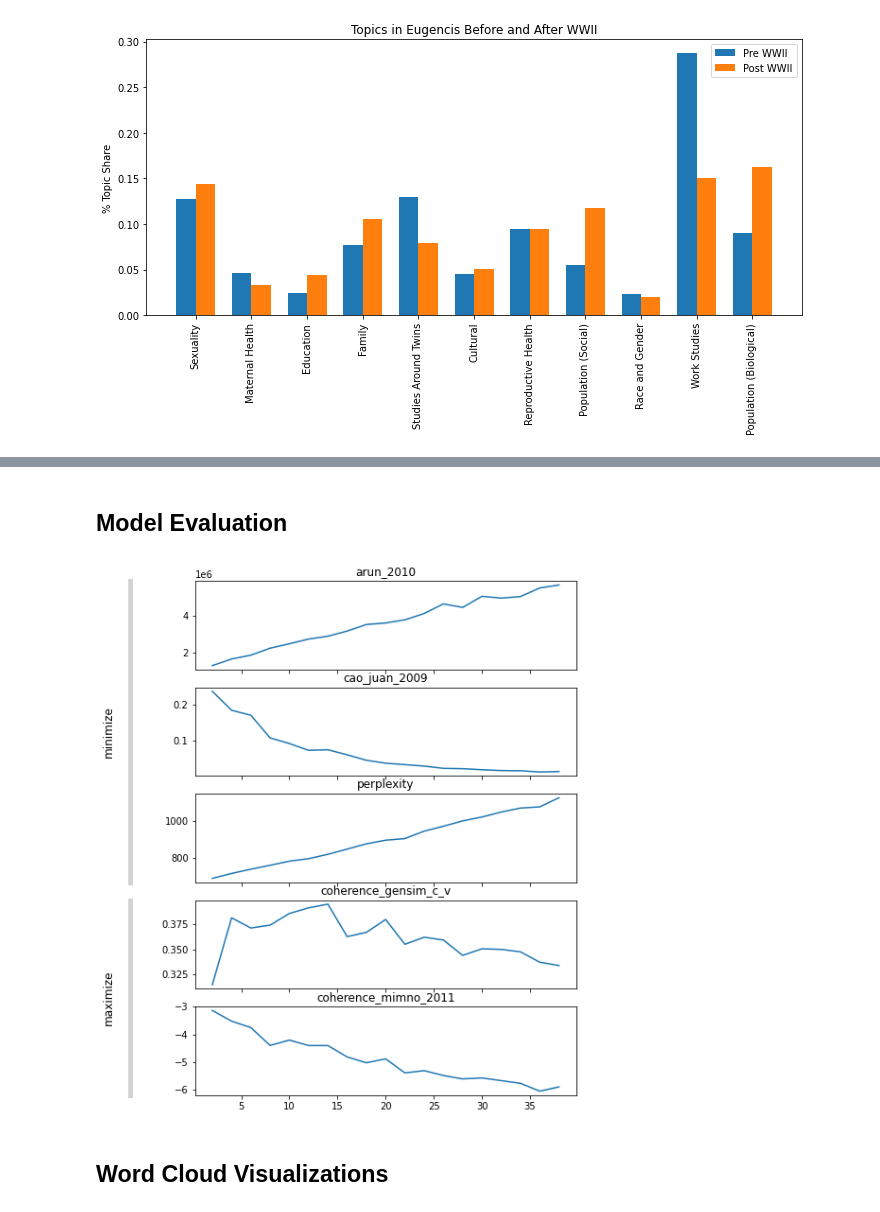
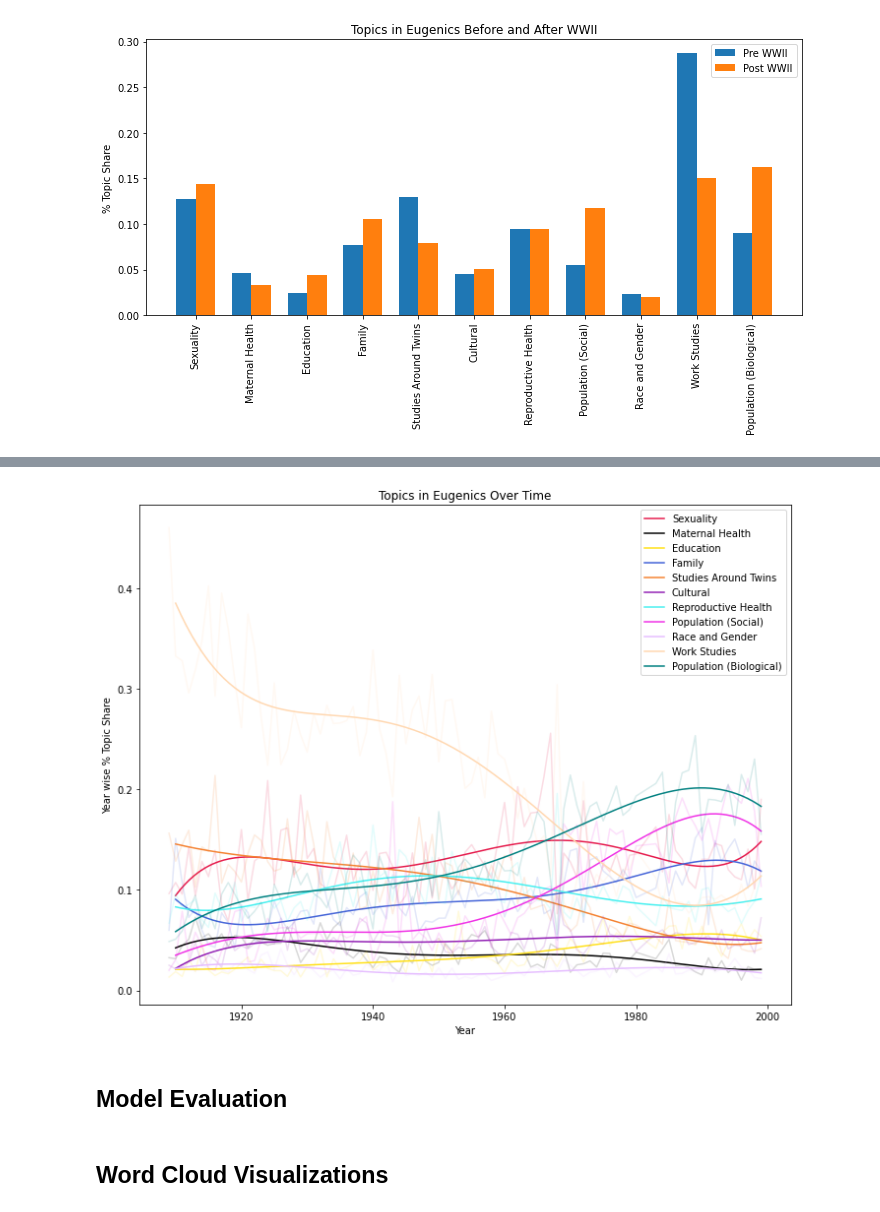
Before and after one commit to zekemorton/TopicModelingProject, a Jupyter notebook: plots.ipynb, the cells around one changed output, grey strips where cells are left out. Saved outputs shown, nothing was run; the diff lists cells and outputs as text; code cells hidden in the pictures.

```diff
--- a/plots.ipynb
+++ b/plots.ipynb
@@ -114,3 +156,43 @@ plt.show()
+# %%
+num_topics = 11
+from scipy.interpolate import splrep, splev, make_interp_spline
+
+labels = ["Sexuality", "Maternal Health", "Education", "Family",
+          "Studies Around Twins", "Cultural", "Reproductive Health",  "Population (Social)",
+          "Race and Gender", "Work Studies", "Population (Biological)"]
+
+colors = ['#e6194b', '#000000', '#ffe119', '#4363d8', '#f58231', '#911eb4',
+          '#46f0f0', '#f032e6', '#e6beff', '#ffd8b1', '#008080']
+
+agg_df = new_df.groupby(["year"]).sum().reset_index()
+agg_df['sum'] = agg_df[range(11)].sum(axis=1)
+
+
+fig, ax = plt.subplots(figsize=(10, 8))
+for i in range(11):
+    x = agg_df['year']
+    y = (agg_df[i] / agg_df['sum'])
+
+    x_new = np.linspace(1910, 1999, 220)
+    f = splrep(x,y,k=5,s=3)
+    y_new = splev(x_new,f)
+
+    ax.plot(x, y, alpha = 0.15, color=colors[i])
+    ax.plot(x_new, y_new, color=colors[i],label=labels[i])
+
+
+# Add some text for labels, title and custom x-axis tick labels, etc.
+ax.set_ylabel('Year wise % Topic Share')
+ax.set_title('Topics in Eugenics Over Time')
+ax.set_xlabel('Year')
+ax.legend()
+
+
+fig.tight_layout()
+
+plt.show()
+# %% [output]
+[figure, added]
 # %% [markdown]
 ## Model Evaluation
 # %%
@@ -125,8 +207,6 @@ with open('tmtk_eval_results2.pkl', 'rb') as f:
 
 eval_results_by_topics = results_by_parameter(results, 'num_topics')
 _ = plot_eval_results(eval_results_by_topics)
-# %% [output]
-[figure, removed]
 # %% [markdown]
 ## Word Cloud Visualizations
 # %%
```
Also changed, not shown: parts of 6 cells of this notebook.
